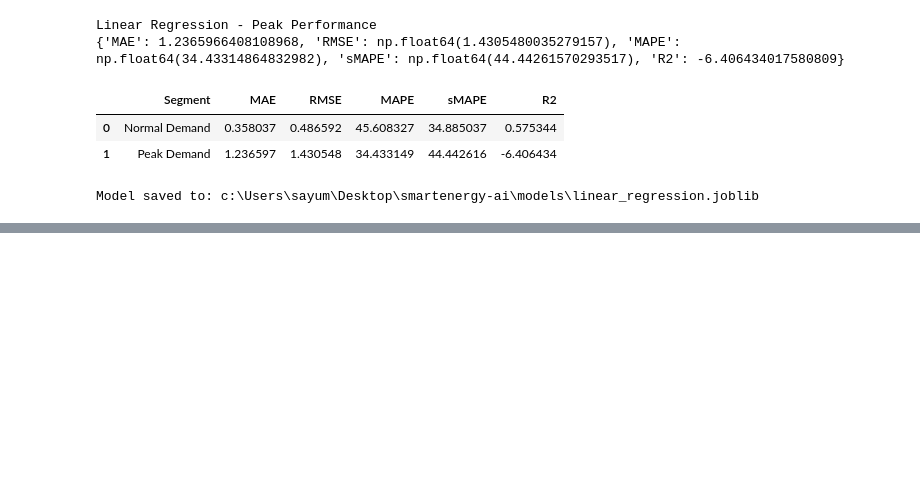
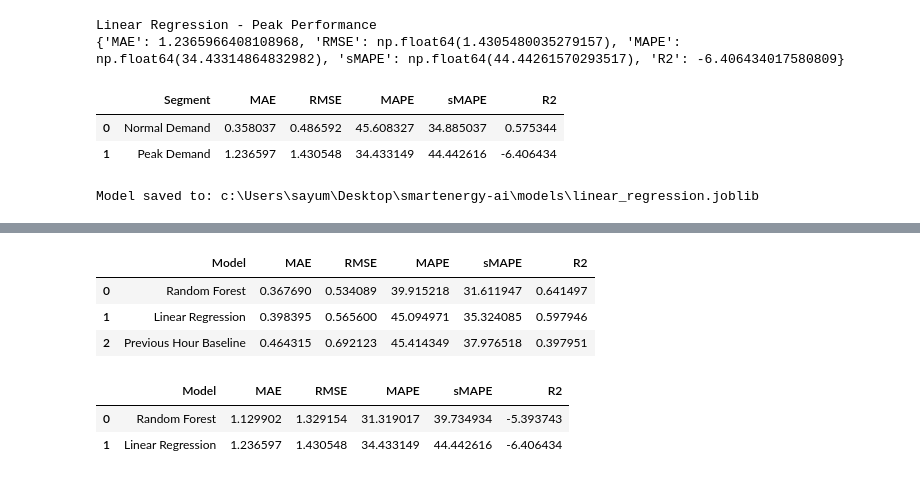
Before and after one commit to Dumi96/ML-Based-Electricity-Demand-Forecasting-Consumption-Anomaly-Detection-for-Smart-Homes, a Jupyter notebook: notebooks/01_data_ingestion_and_quality.ipynb, the cells around one changed output, grey strips where cells are left out. Drawn from its saved outputs; the diff is of its cells as text; code cells hidden in the pictures; blank space fills up the shorter version.

```diff
--- a/notebooks/01_data_ingestion_and_quality.ipynb
+++ b/notebooks/01_data_ingestion_and_quality.ipynb
@@ -3009,0 +3176,54 @@ Model saved to: c:\Users\sayum\Desktop\smartenergy-ai\models\linear_regression.j
+# %%
+# Create the overall model comparison
+model_comparison = pd.DataFrame([
+    {
+        "Model": "Previous Hour Baseline",
+        **calculate_metrics(
+            y_val,
+            X_val["lag_1h"]
+        )
+    },
+    {
+        "Model": "Linear Regression",
+        **linear_val_metrics
+    },
+    {
+        "Model": "Random Forest",
+        **rf_val_metrics
+    }
+])
+
+model_comparison = model_comparison.sort_values(
+    by="MAE",
+    ascending=True
+).reset_index(drop=True)
+
+display(model_comparison)
+# %% [output]
+|  | Model | MAE | RMSE | MAPE | sMAPE | R2 |
+| 0 | Random Forest | 0.367690 | 0.534089 | 39.915218 | 31.611947 | 0.641497 |
+| 1 | Linear Regression | 0.398395 | 0.565600 | 45.094971 | 35.324085 | 0.597946 |
+| 2 | Previous Hour Baseline | 0.464315 | 0.692123 | 45.414349 | 37.976518 | 0.397951 |
+# %%
+# Compare peak performance
+peak_comparison = pd.DataFrame([
+    {
+        "Model": "Linear Regression",
+        **peak_metrics
+    },
+    {
+        "Model": "Random Forest",
+        **rf_peak_metrics
+    }
+])
+
+peak_comparison = peak_comparison.sort_values(
+    by="MAE",
+    ascending=True
+).reset_index(drop=True)
+
+display(peak_comparison)
+# %% [output]
+|  | Model | MAE | RMSE | MAPE | sMAPE | R2 |
+| 0 | Random Forest | 1.129902 | 1.329154 | 31.319017 | 39.734934 | -5.393743 |
+| 1 | Linear Regression | 1.236597 | 1.430548 | 34.433149 | 44.442616 | -6.406434 |
```
Also changed, not shown: parts of 15 cells of this notebook, 2 other files.
